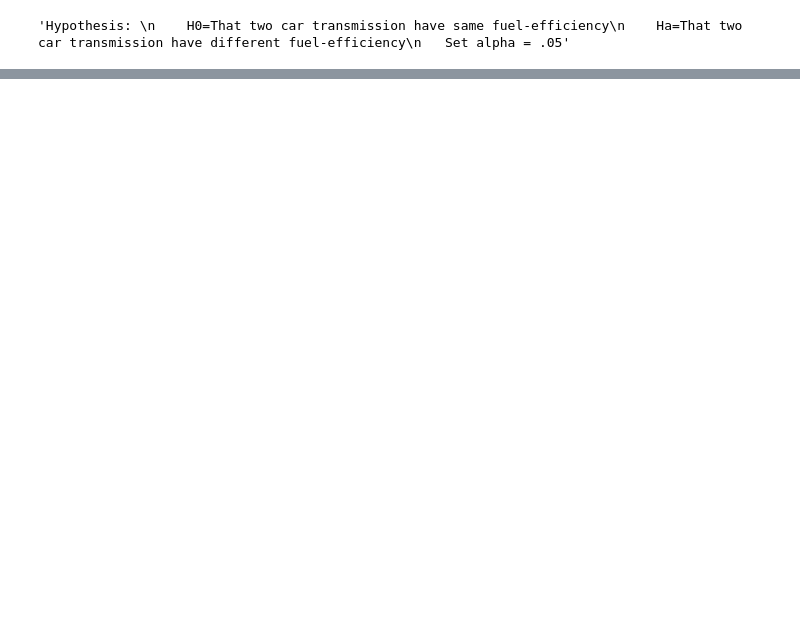
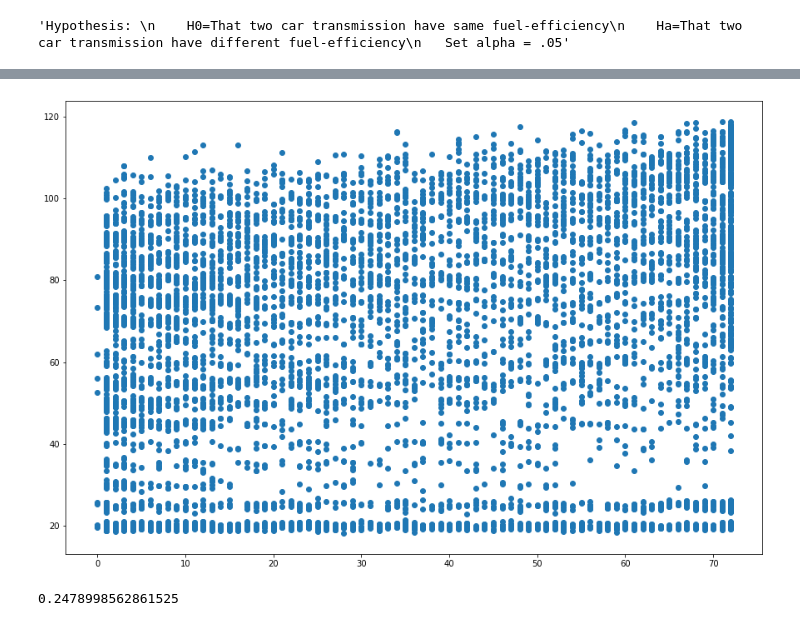
Before and after one commit to QinzhiChen/statistics-exercises, a Jupyter notebook: hypothesis_testing.ipynb, the cells around one changed output, grey strips where cells are left out. Saved outputs shown, nothing was run; the diff lists cells and outputs as text; code cells hidden in the pictures; blank space fills up the shorter version.

```diff
--- a/hypothesis_testing.ipynb
+++ b/hypothesis_testing.ipynb
@@ -171,0 +184,15 @@ we can reject the H0
+# %%
+churn_pd=pd.read_csv('telco_churn.csv')
+tenure=churn_pd.tenure
+monthly=churn_pd.MonthlyCharges
+# %%
+r, p = stats.pearsonr(tenure, monthly)
+x=tenure
+y=monthly
+plt.figure(figsize=(15,10))
+plt.scatter(x,y)
+plt.show()
+r
+# %% [output]
+[figure, added]
+0.2478998562861525
```
Also changed, not shown: parts of 31 cells of this notebook, 1 other file.
